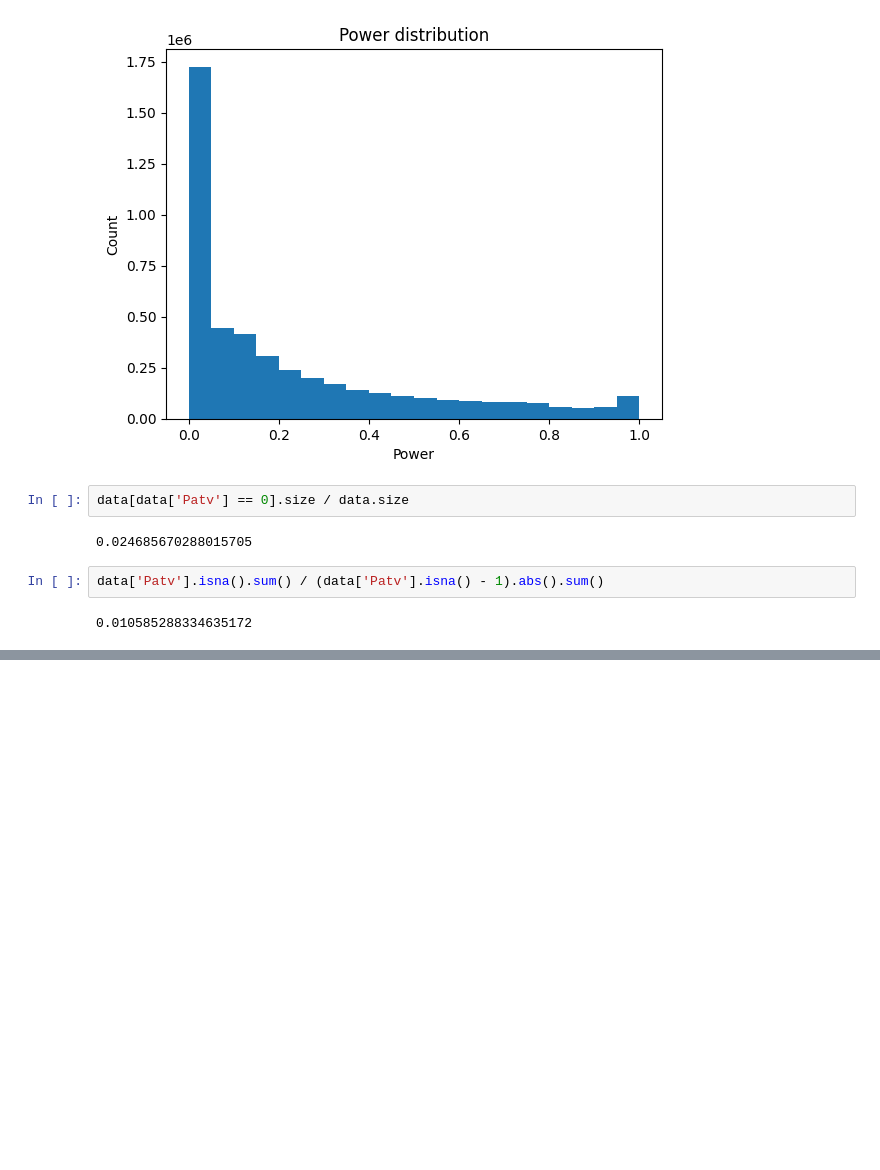
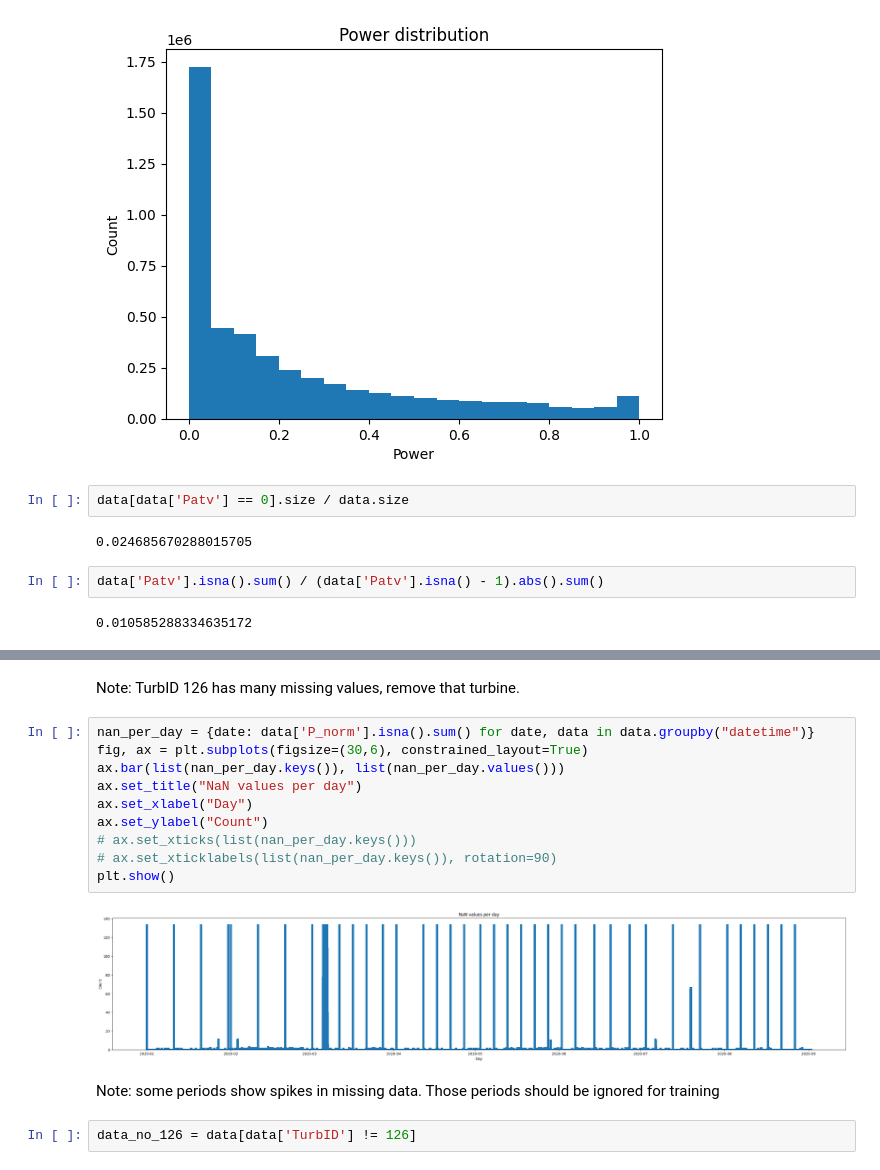
Before and after one commit to benedikt-holland/windfarm_data_imputation, a Jupyter notebook: notebooks/data_exploration.ipynb, the cells around one changed output, grey strips where cells are left out. Cells and saved outputs as stored; diff of their text form; blank space fills up the shorter version.

```diff
--- a/notebooks/data_exploration.ipynb
+++ b/notebooks/data_exploration.ipynb
@@ -208,0 +229,18 @@ data['Patv'].isna().sum() / (data['Patv'].isna() - 1).abs().sum()
+# %% [markdown]
+Note: TurbID 126 has many missing values, remove that turbine.
+# %%
+nan_per_day = {date: data['P_norm'].isna().sum() for date, data in data.groupby("datetime")}
+fig, ax = plt.subplots(figsize=(30,6), constrained_layout=True)
+ax.bar(list(nan_per_day.keys()), list(nan_per_day.values()))
+ax.set_title("NaN values per day")
+ax.set_xlabel("Day")
+ax.set_ylabel("Count")
+# ax.set_xticks(list(nan_per_day.keys()))
+# ax.set_xticklabels(list(nan_per_day.keys()), rotation=90)
+plt.show()
+# %% [output]
+[figure, added]
+# %% [markdown]
+Note: some periods show spikes in missing data. Those periods should be ignored for training
+# %%
+data_no_126 = data[data['TurbID'] != 126]
```
Also changed, not shown: parts of 23 cells of this notebook, 1 other file.
